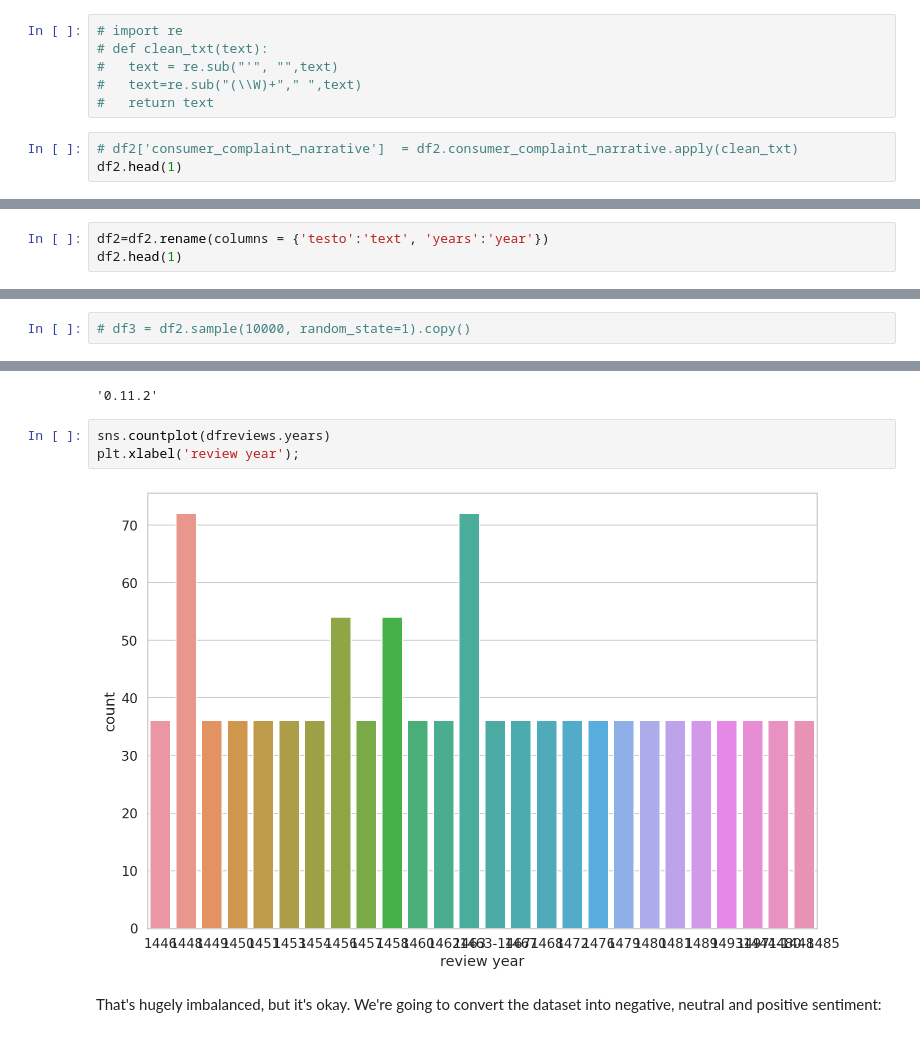
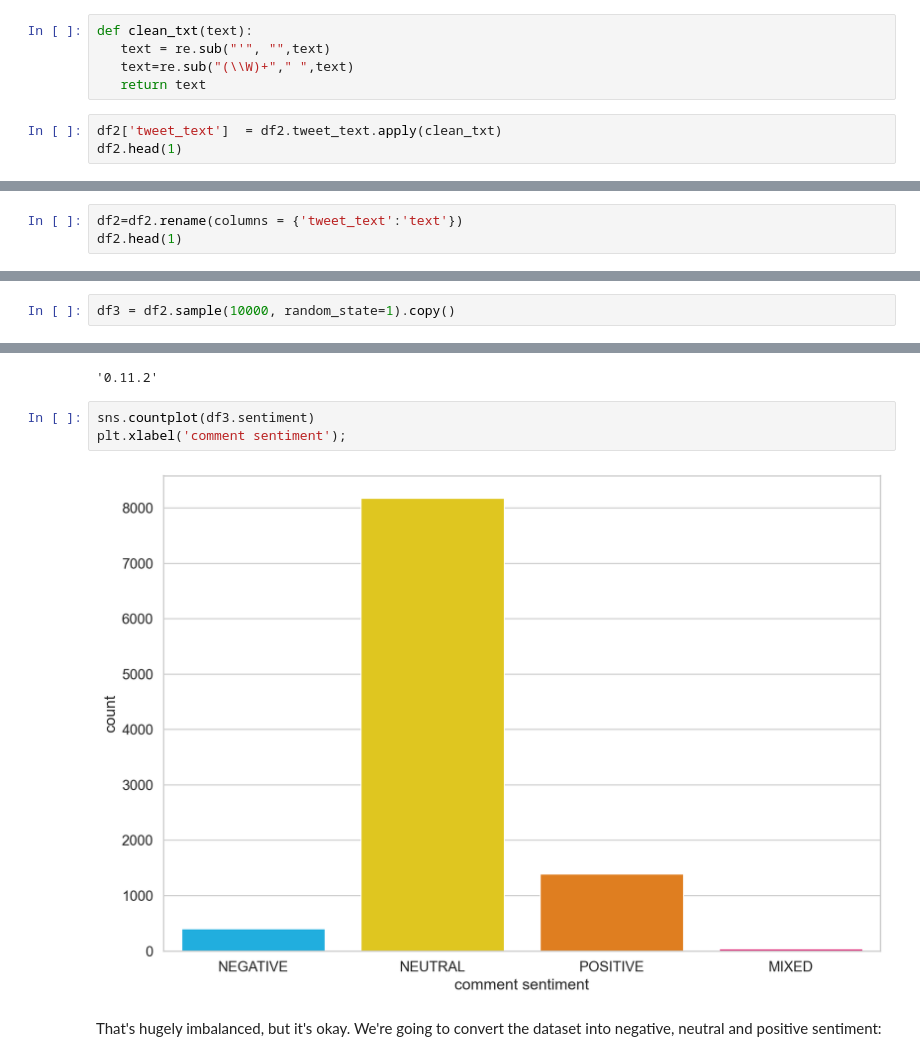
Before and after one commit to ghasempouri1984/VespasianodaBisticci, a Jupyter notebook: DateClassifier-TextClassification-BERT/copy.ipynb, the cells around one changed output, grey strips where cells are left out. Saved outputs shown, nothing was run; the diff lists cells and outputs as text.

```diff
--- a/DateClassifier-TextClassification-BERT/copy.ipynb
+++ b/DateClassifier-TextClassification-BERT/copy.ipynb
@@ -190,10 +193,9 @@ df2 = df2.reindex(np.random.permutation(df2.index))
 # %%
-# import re
-# def clean_txt(text):
-#   text = re.sub("'", "",text)
-#   text=re.sub("(\\W)+"," ",text)
-#   return text
+def clean_txt(text):
+   text = re.sub("'", "",text)
+   text=re.sub("(\\W)+"," ",text)
+   return text
 # %%
-# df2['consumer_complaint_narrative']  = df2.consumer_complaint_narrative.apply(clean_txt)
+df2['tweet_text']  = df2.tweet_text.apply(clean_txt)
 df2.head(1)
 # %% [output]
@@ -208,4 +210,4 @@ df2.head(1)
 # %%
-df2=df2.rename(columns = {'testo':'text', 'years':'year'})
+df2=df2.rename(columns = {'tweet_text':'text'})
 df2.head(1)
 # %% [output]
@@ -224,3 +226,3 @@ df2.head()
 # %%
-# df3 = df2.sample(10000, random_state=1).copy()
+df3 = df2.sample(10000, random_state=1).copy()
 # %%
@@ -240,10 +235,10 @@ version('seaborn')
 # %% [output]
 '0.11.2'
 # %%
-sns.countplot(dfreviews.years)
-plt.xlabel('review year');
+sns.countplot(df3.sentiment)
+plt.xlabel('comment sentiment');
 # %% [output]
-[figure, old version]
+[figure, new version]
 # %% [markdown]
 That's hugely imbalanced, but it's okay. We're going to convert the dataset into negative, neutral and positive sentiment:
 # %%
```
Also changed, not shown: parts of 38 cells of this notebook, 12 other files.
